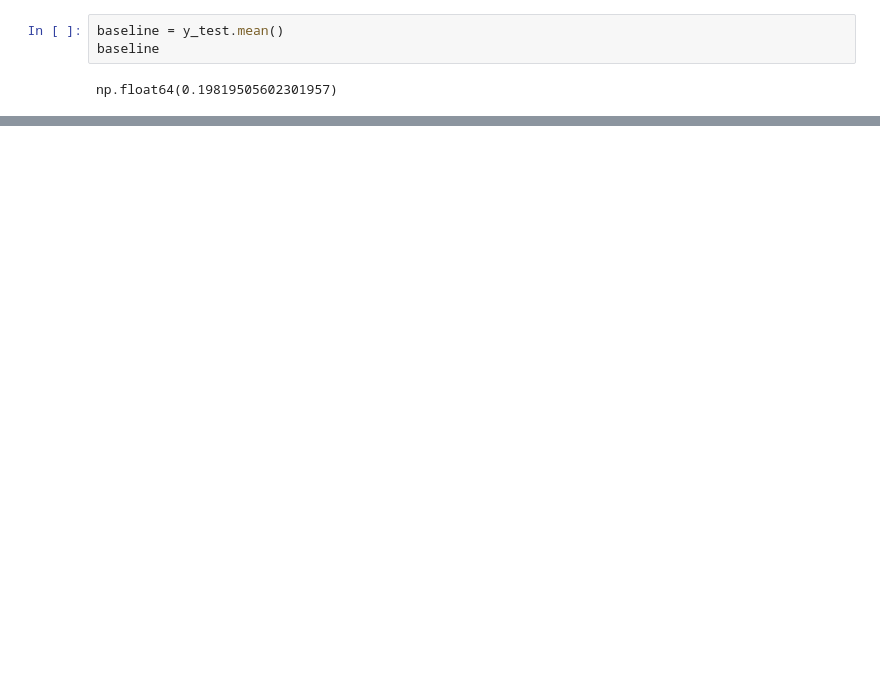
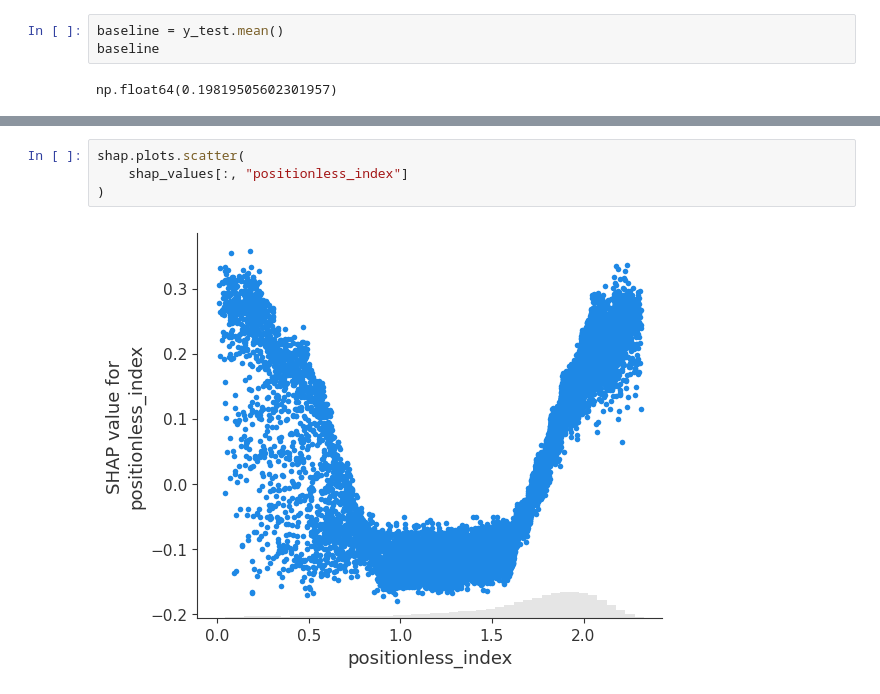
Before and after one commit to vedanttapiavala/positionless-NBA-analytics, a Jupyter notebook: code/014_injury_prediction.ipynb, the cells around one changed output, grey strips where cells are left out. Cells and saved outputs as stored; diff of their text form; blank space fills up the shorter version.

```diff
--- a/code/014_injury_prediction.ipynb
+++ b/code/014_injury_prediction.ipynb
@@ -421,0 +459,6 @@ shap.summary_plot(shap_values, X_test)
+# %%
+shap.plots.scatter(
+    shap_values[:, "positionless_index"]
+)
+# %% [output]
+[figure, added]
```
Also changed, not shown: parts of 14 cells of this notebook.
